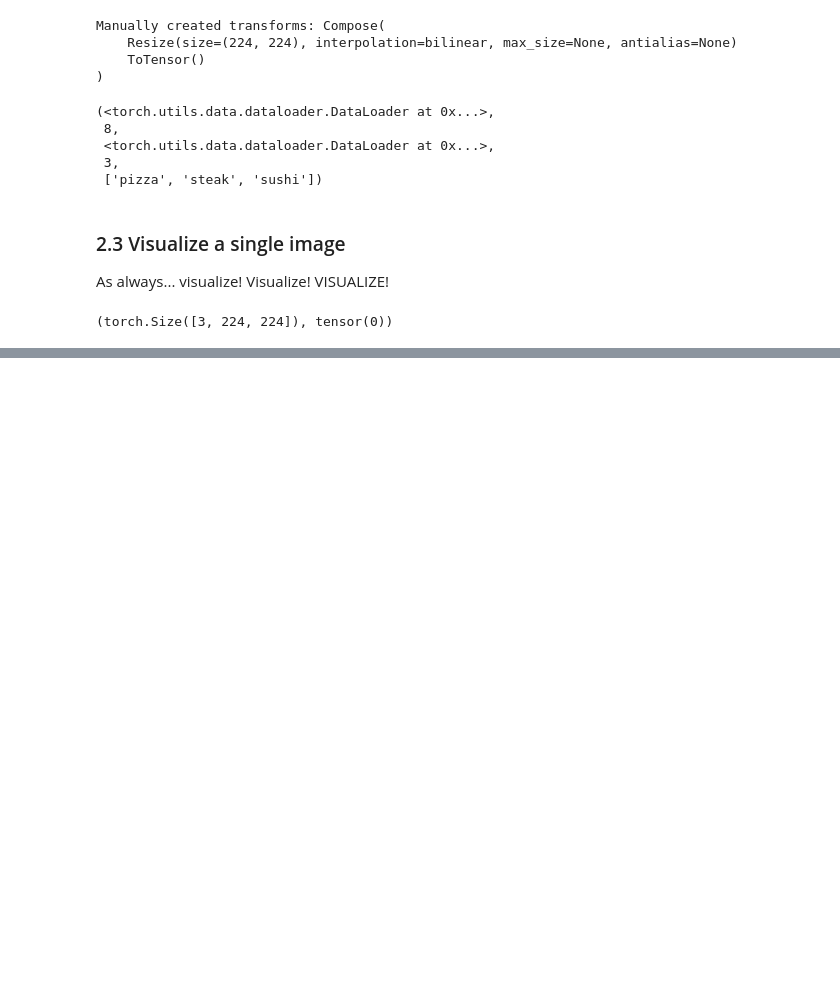
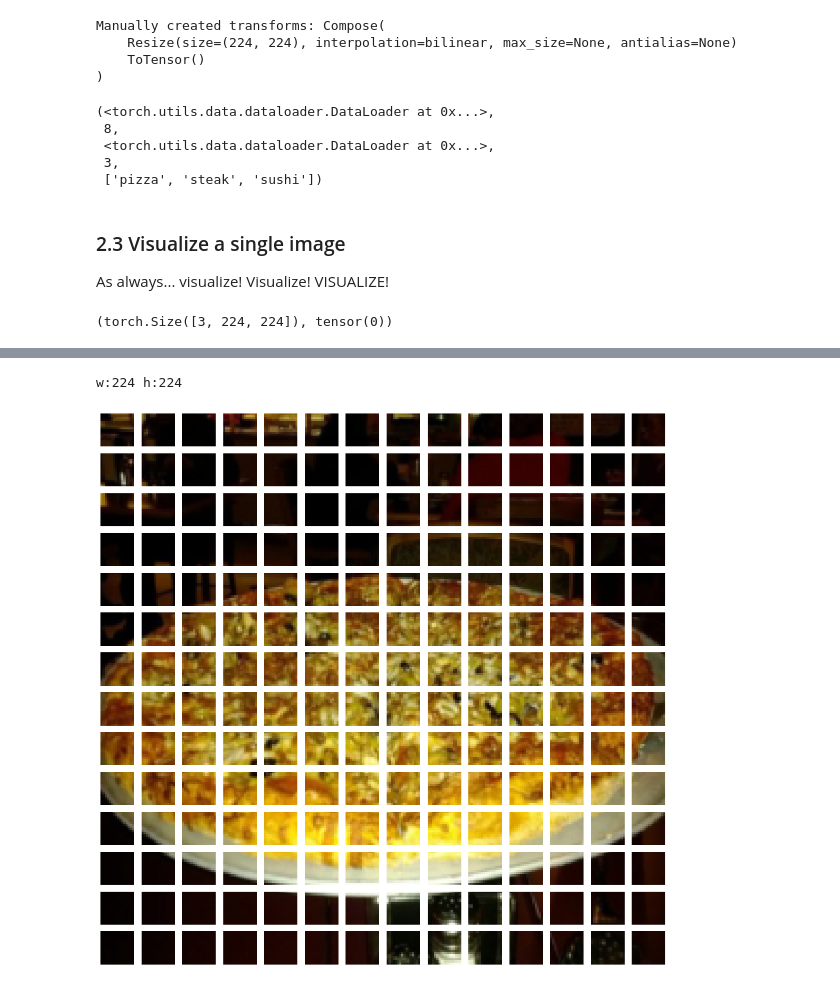
Before and after one commit to gavindoughtie/pytorch_class, a Jupyter notebook: udemy_pytorch_08_PyTorchPaperReplicating.ipynb, the cells around one changed output, grey strips where cells are left out. Cells and saved outputs as stored; diff of their text form; code cells hidden in the pictures; blank space fills up the shorter version.

```diff
--- a/udemy_pytorch_08_PyTorchPaperReplicating.ipynb
+++ b/udemy_pytorch_08_PyTorchPaperReplicating.ipynb
@@ -191,0 +327,24 @@ plt.axis(False)
+# %%
+# Gavin's attempt!
+
+from torchvision.transforms.functional import crop
+PATCH_SIZE = 16
+patch_size = 16
+channels, w, h = image.shape
+print(f'w:{w} h:{h}')
+columns = int(w / PATCH_SIZE)
+rows = int(h / PATCH_SIZE)
+patches = []
+for column in range(columns):
+  for row in range(rows):
+    patch = crop(image, column * PATCH_SIZE, row * PATCH_SIZE, PATCH_SIZE, PATCH_SIZE)
+    patches.append(patch)
+
+fig = plt.figure(figsize=(patch_size, patch_size))
+fig.tight_layout(h_pad=0, w_pad=0)
+for i, patch in enumerate(patches):
+  fig.add_subplot(rows, columns, i + 1)
+  show_image(patch)
+# %% [output]
+w:224 h:224
+[figure, added]
```
Also changed, not shown: parts of 102 cells of this notebook.
